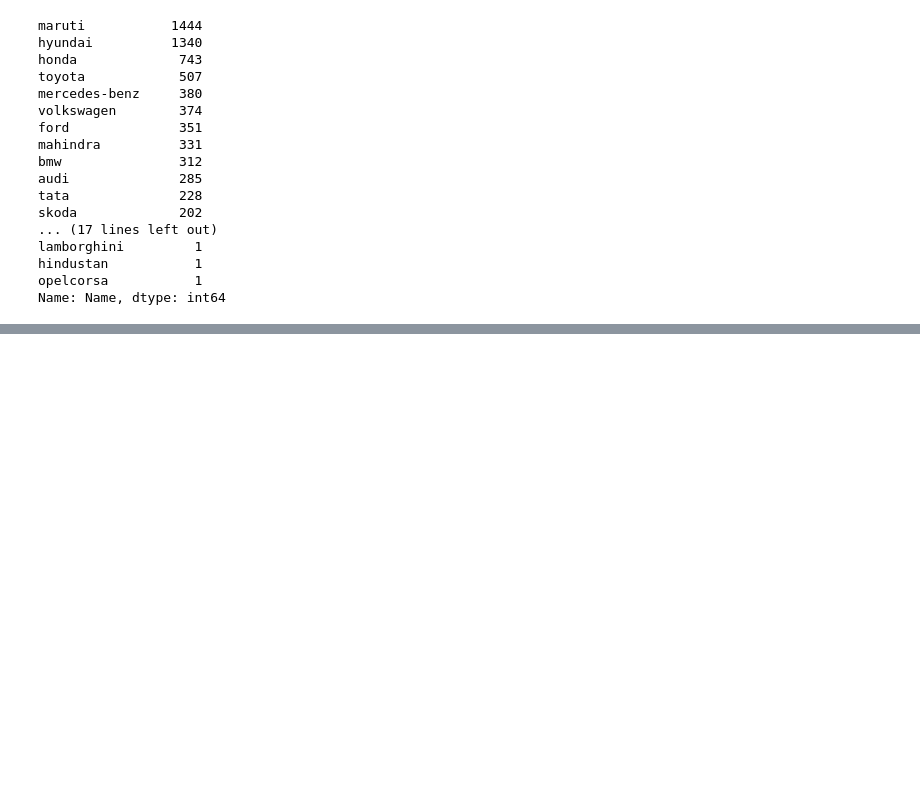
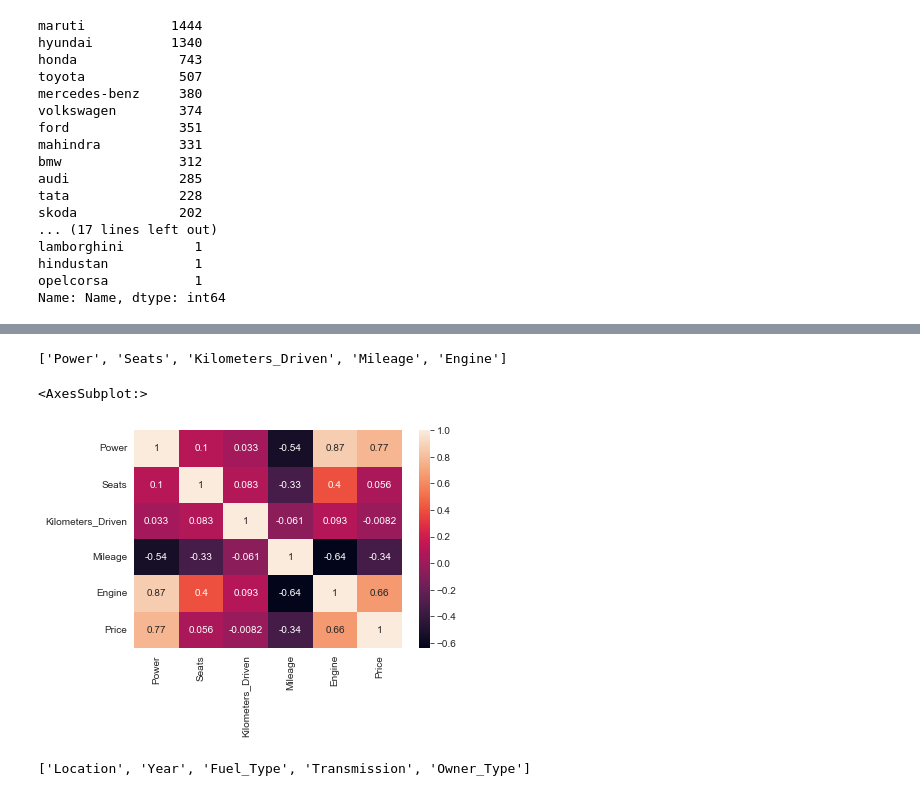
Before and after one commit to Mudit9669/JECRC_CS_Sep22, a Jupyter notebook: day25.ipynb, the cells around one changed output, grey strips where cells are left out. Cells and saved outputs as stored; diff of their text form; code cells hidden in the pictures; blank space fills up the shorter version.

```diff
--- a/day25.ipynb
+++ b/day25.ipynb
@@ -229,0 +370,9 @@ Name: Name, dtype: int64
+# %%
+# Treating the Power Data First
+import numpy as np
+df['Power'] = df['Power'].apply(
+    lambda x :
+        np.nan if pd.isnull(x) else(
+            np.nan if 'null' in x.lower() else x
+        )
+)
@@ -229,0 +574,13 @@ Name: Name, dtype: int64
+# %%
+num_cols
+# %% [output]
+['Power', 'Seats', 'Kilometers_Driven', 'Mileage', 'Engine']
+# %%
+sns.heatmap(cars[['Power', 'Seats', 'Kilometers_Driven', 'Mileage', 'Engine','Price']].corr(),annot=True)
+# %% [output]
+<AxesSubplot:>
+[figure, added]
+# %%
+cat_cols
+# %% [output]
+['Location', 'Year', 'Fuel_Type', 'Transmission', 'Owner_Type']
```
Also changed, not shown: parts of 38 cells of this notebook.
